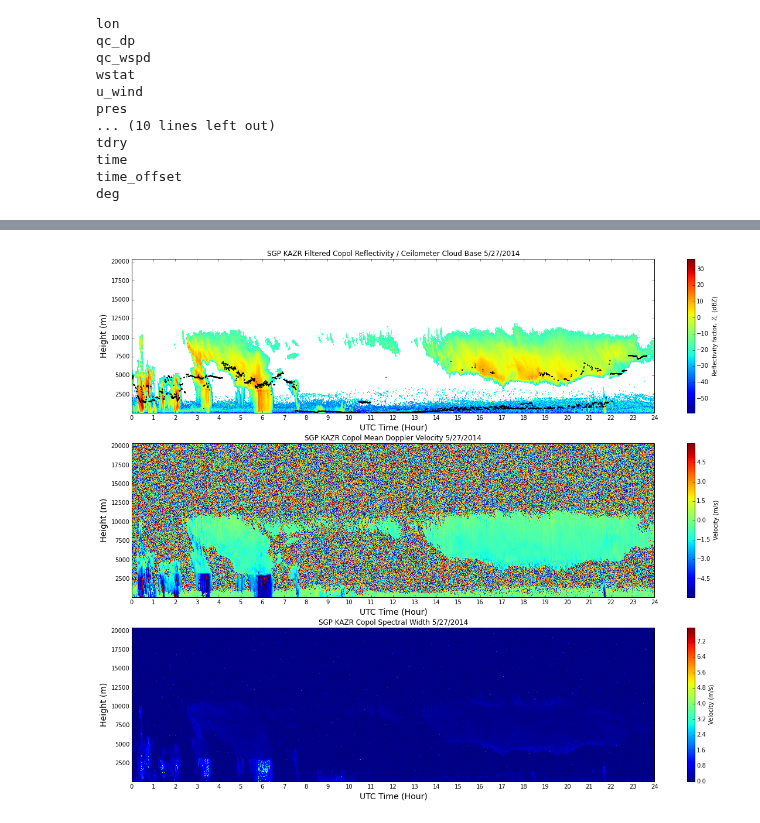
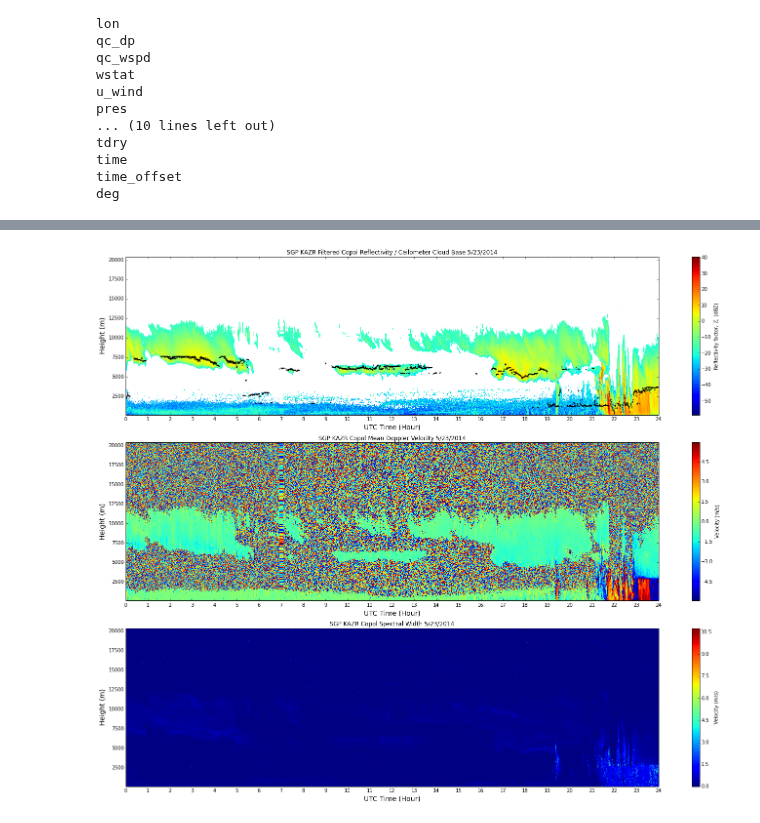
Before and after one commit to EVS-ATMOS/HRRR, a Jupyter notebook: notebooks/NetCDF Multiplot Figures.ipynb, the cells around one changed output, grey strips where cells are left out. Saved outputs shown, nothing was run; the diff lists cells and outputs as text; code cells hidden in the pictures.

```diff
--- a/notebooks/NetCDF Multiplot Figures.ipynb
+++ b/notebooks/NetCDF Multiplot Figures.ipynb
@@ -6,11 +6,13 @@ from matplotlib.ticker import MultipleLocator, FormatStrFormatter
 import numpy.ma as ma
 
 # Gather files
-radar = 'sgpkazrgeC1.a1.20140527.000002.cdf'
-sounding = 'sgpsondewnpnC1.b1.20140527.052800.custom.cdf'
-ceilometer = 'sgpvceil25kC1.b1.20140527.000007.cdf'
+radar = 'sgpkazrgeC1.a1.20140523.000001.cdf'
+sounding = 'sgpsondewnpnC1.b1.20140523.052900.cdf'
+ceilometer = 'sgpvceil25kC1.b1.20140523.000000.cdf'
+disdrometer = 'sgpdisdrometerC1.b1.20140523.000000.cdf'
 f = netcdf.netcdf_file(radar, 'r')
 s = netcdf.netcdf_file(sounding, 'r')
 c = netcdf.netcdf_file(ceilometer, 'r')
+d = netcdf.netcdf_file(disdrometer, 'r')
 
 %matplotlib inline
@@ -88,10 +120,18 @@ swc = f.variables['spectral_width_copol'].data
 # %%
+# Read in data
+fcbh = c.variables['first_cbh'].data
+rng = f.variables['range'].data
+refx = f.variables['range'].data
+refc = f.variables['reflectivity_copol'].data
+mdvc = f.variables['mean_doppler_velocity_copol'].data
+swc = f.variables['spectral_width_copol'].data
+
 fig = plt.figure(figsize = [20,16])
 
 # First Figure
 
 ax1 = fig.add_subplot(3,1,1)
-ax1.set_title( 'SGP KAZR Filtered Copol Reflectivity / Ceilometer Cloud Base 5/27/2014' )
+ax1.set_title( 'SGP KAZR Filtered Copol Reflectivity / Ceilometer Cloud Base 5/23/2014' )
 ax1.set_xlabel('UTC Time (Hour)',fontsize=14)
 ax1.set_ylabel('Height (m)',fontsize=14)
 ax1 = plt.gca()
@@ -127,7 +167,7 @@ plt.scatter(cday,fcbh,s=2, marker='.')
 # Second Figure
 
 ax2 = fig.add_subplot(3,1,2)
-ax2.set_title( 'SGP KAZR Copol Mean Doppler Velocity 5/27/2014' )
+ax2.set_title( 'SGP KAZR Copol Mean Doppler Velocity 5/23/2014' )
 ax2.set_xlabel('UTC Time (Hour)',fontsize=14)
 ax2.set_ylabel('Height (m)',fontsize=14)
 ax2 = plt.gca()
@@ -147,32 +187,34 @@ ax2.yaxis.set_major_formatter(ymajorFormatter)
 pc2 = plt.pcolormesh(np.array(day), rng, mdvc.T, cmap='jet')
 # Plot Colorbar
 cb = plt.colorbar(ax=ax2,mappable=pc2,orientation='vertical')
 cb.set_label(r'Velocity (m/s)')
 
 # Third Figure
 
 ax3 = fig.add_subplot(3,1,3)
-ax3.set_title( 'SGP KAZR Copol Spectral Width 5/27/2014' )
+ax3.set_title( 'SGP KAZR Copol Spectral Width 5/23/2014' )
 ax3.set_xlabel('UTC Time (Hour)',fontsize=14)
 ax3.set_ylabel('Height (m)',fontsize=14)
 ax3 = plt.gca()
 ax3.set_ylim([min(rng),max(rng)])
 ax3.set_xlim([0, 24])
 # x axis
 xmajorLocator = MultipleLocator(1)
 ax3.xaxis.set_major_locator(xmajorLocator)
 xmajorFormatter = FormatStrFormatter('%d')
 ax3.xaxis.set_major_formatter(xmajorFormatter)
 # y axis
 ymajorLocator = MultipleLocator(2500)
 ax3.yaxis.set_major_locator(ymajorLocator)
 ymajorFormatter = FormatStrFormatter('%d')
 ax3.yaxis.set_major_formatter(ymajorFormatter)
 # Plot radar reflectivity
 swc = ma.masked_where((swc == -9999),swc)
 pc3 = plt.pcolormesh(np.array(day), rng, swc.T, cmap='jet')
 # Plot Colorbar
 cb = plt.colorbar(ax=ax3,mappable=pc3,orientation='vertical')
 cb.set_label(r'Velocity (m/s)')
+
+fig.tight_layout()
 # %% [output]
-[figure, old version]
+[figure, new version]
```
Also changed, not shown: parts of 6 cells of this notebook.
